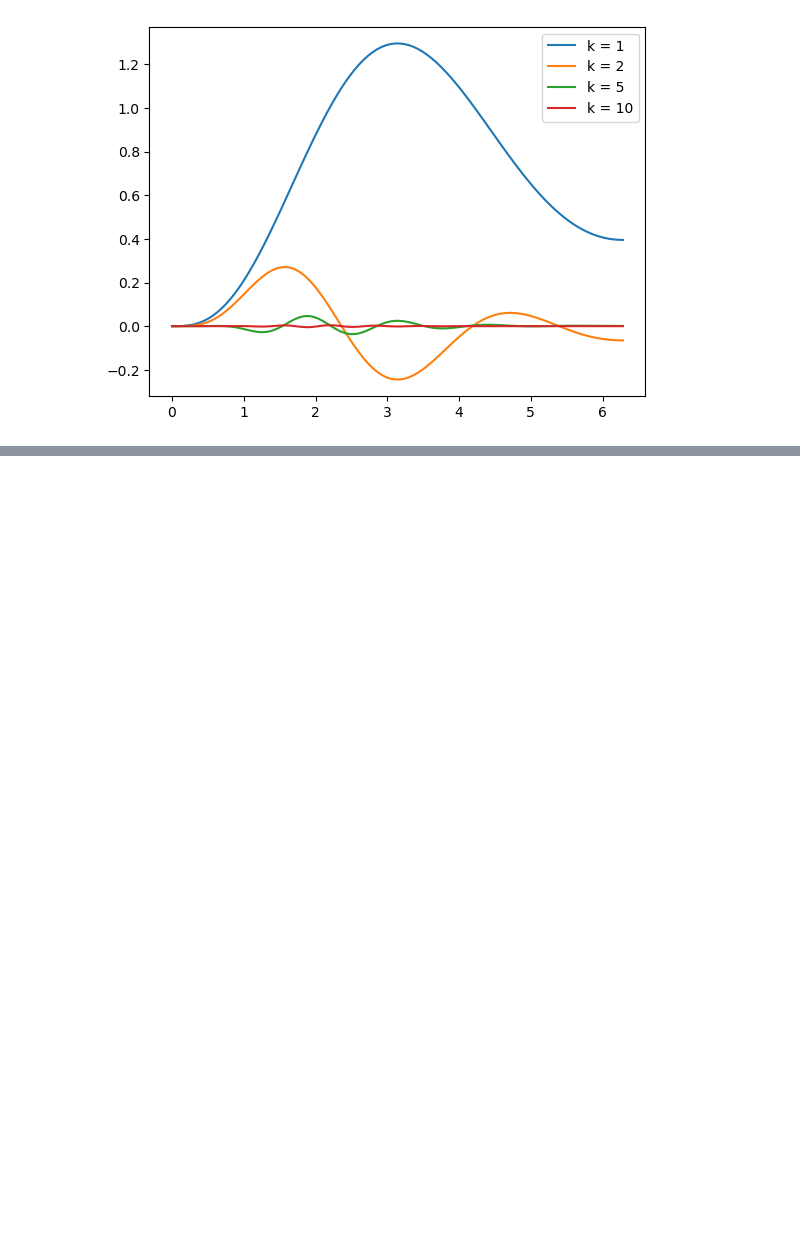
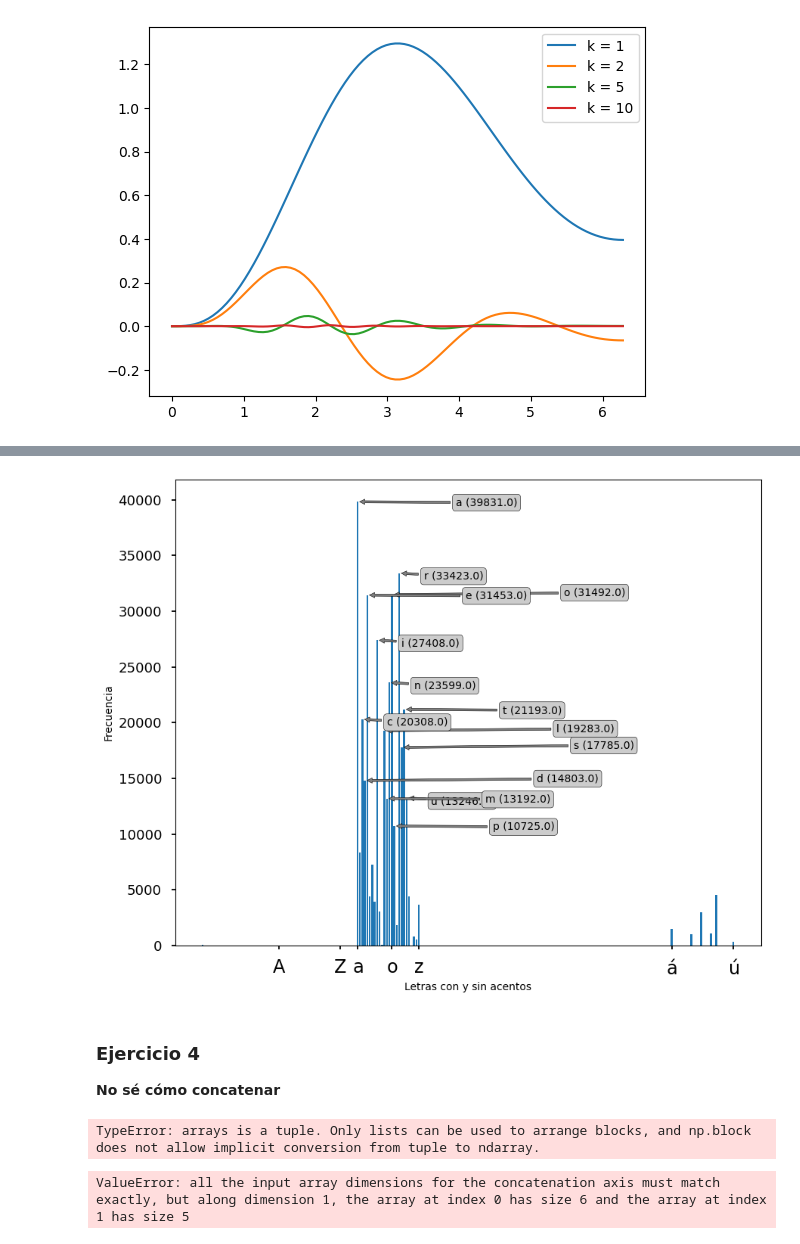
Before and after one commit to Lupama2/IntroPython, a Jupyter notebook: Ejercicios de clases/clase_11.ipynb, the cells around one changed output, grey strips where cells are left out. Saved outputs shown, nothing was run; the diff lists cells and outputs as text; code cells hidden in the pictures; blank space fills up the shorter version.

```diff
--- a/Ejercicios de clases/clase_11.ipynb
+++ b/Ejercicios de clases/clase_11.ipynb
@@ -84,0 +126,6 @@ Trate de obtener un gráfico similar al siguiente (tomado de [wikipedia](https:/
+# %%
+test = np.array([1,2,3,4])
+indices = np.array([0,3])
+
+test[indices] += 10
+print(test)
@@ -84,0 +134,2 @@ Trate de obtener un gráfico similar al siguiente (tomado de [wikipedia](https:/
+# %%
+ord_vec = np.vectorize(ord)
@@ -84,0 +154,69 @@ Trate de obtener un gráfico similar al siguiente (tomado de [wikipedia](https:/
+# %%
+#Nombre del archivo:
+ifiname = 'data/palabras.words.gz'
+
+letras = np.zeros(512)
+with gzip.open(ifiname, mode='r') as fi:
+  for l in fi.readlines():
+    palabra = l.decode('utf-8')[:-1]
+    indices = ord_vec(np.array(list(palabra)))
+    #Creo vector con True en las componentes de las letras
+    letras[indices] += 1
+
+nmax = np.nonzero(letras)[0].max() + 1
+z = np.array(letras[:nmax])
+# nmin = z.nonzero()[0].min()     # Máximo valor diferente de cero
+nmin = np.argwhere(z != 0).min()
+#plt.ion()
+with plt.style.context(['seaborn-talk']):
+  fig = plt.figure(figsize=(10, 8))
+  #plt.clf()
+  plt.bar(np.arange(nmin, nmax), z[nmin:nmax])
+  plt.xlabel('Letras con y sin acentos')
+  plt.ylabel('Frecuencia')
+
+  labels = ['A', 'Z', 'a', 'o', 'z', 'á', 'ú']
+  ll = [r'$\mathrm{{{}}}$'.format(t) for t in labels]
+  ts = [ord(t) for t in labels]
+  plt.xticks(ts, ll, fontsize='xx-large')
+
+  x0 = 0.5 * ord('á') + ord('z')
+  y0 = 0.2 * z.max()
+  umbral = 0.25
+  lista = (z > umbral * z.max()).nonzero()[0]
+
+  dx = [10, 40, 70]
+  dy = [-550, -350, -100]
+
+  for j, t in enumerate(reversed(lista)):
+    plt.annotate('{} ({})'.format(chr(t), z[t]), xy=(t, z[t]), xycoords='data',
+                 xytext=(t + dx[j % 3], z[t] + dy[j % 3]), bbox=dict(boxstyle="round", fc="0.8"),
+                 arrowprops=dict(arrowstyle="simple", fc="0.5")
+                 )
+# %% [output]
+[figure, added]
+# %% [markdown]
+### Ejercicio 4
+**No sé cómo concatenar**
+# %%
+x = np.array([1,2,3])
+y = np.array([1,2])
+z = np.block((x,y))
+print(z)
+# %% [output]
+TypeError: arrays is a tuple. Only lists can be used to arrange blocks, and np.block does not allow implicit conversion from tuple to ndarray.
+# %%
+#Cargo las palabras y calculo la longitud de cada una de ellas
+file_name = "data/palabras.words.gz"
+
+# letras = [0] * 512
+palabras = np.empty(0)
+with gzip.open(file_name, mode='r') as file:
+    contador = 0
+    for l in file.readlines():
+
+        if contador > 10:
+            break
+        palabras = np.concatenate(palabras,np.array(list(l.decode('utf-8')[:-1]))) #Hice esto útlimo para sacarle el "\n"
+# %% [output]
+ValueError: all the input array dimensions for the concatenation axis must match exactly, but along dimension 1, the array at index 0 has size 6 and the array at index 1 has size 5
```
Also changed, not shown: parts of 19 cells of this notebook, 3 other files.
